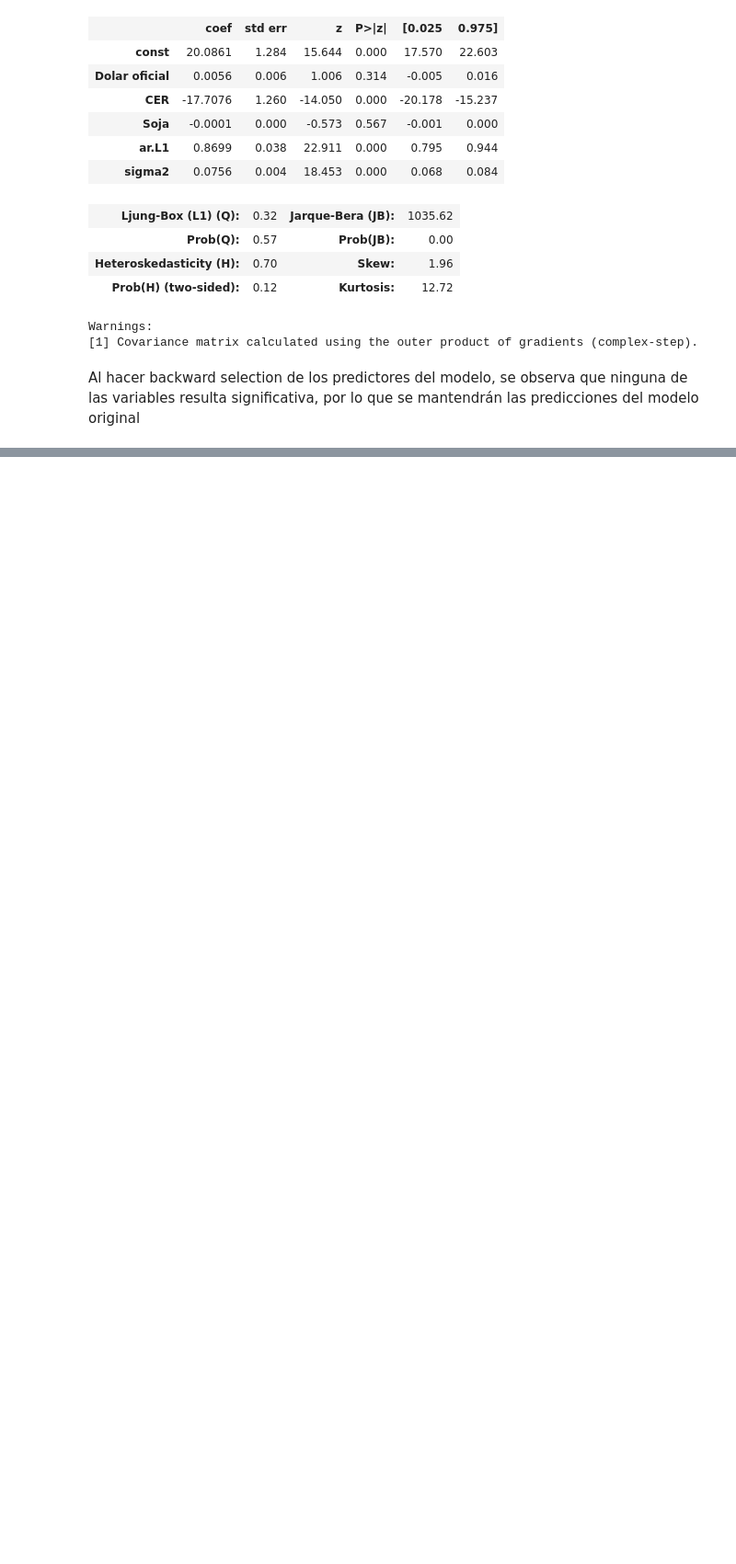
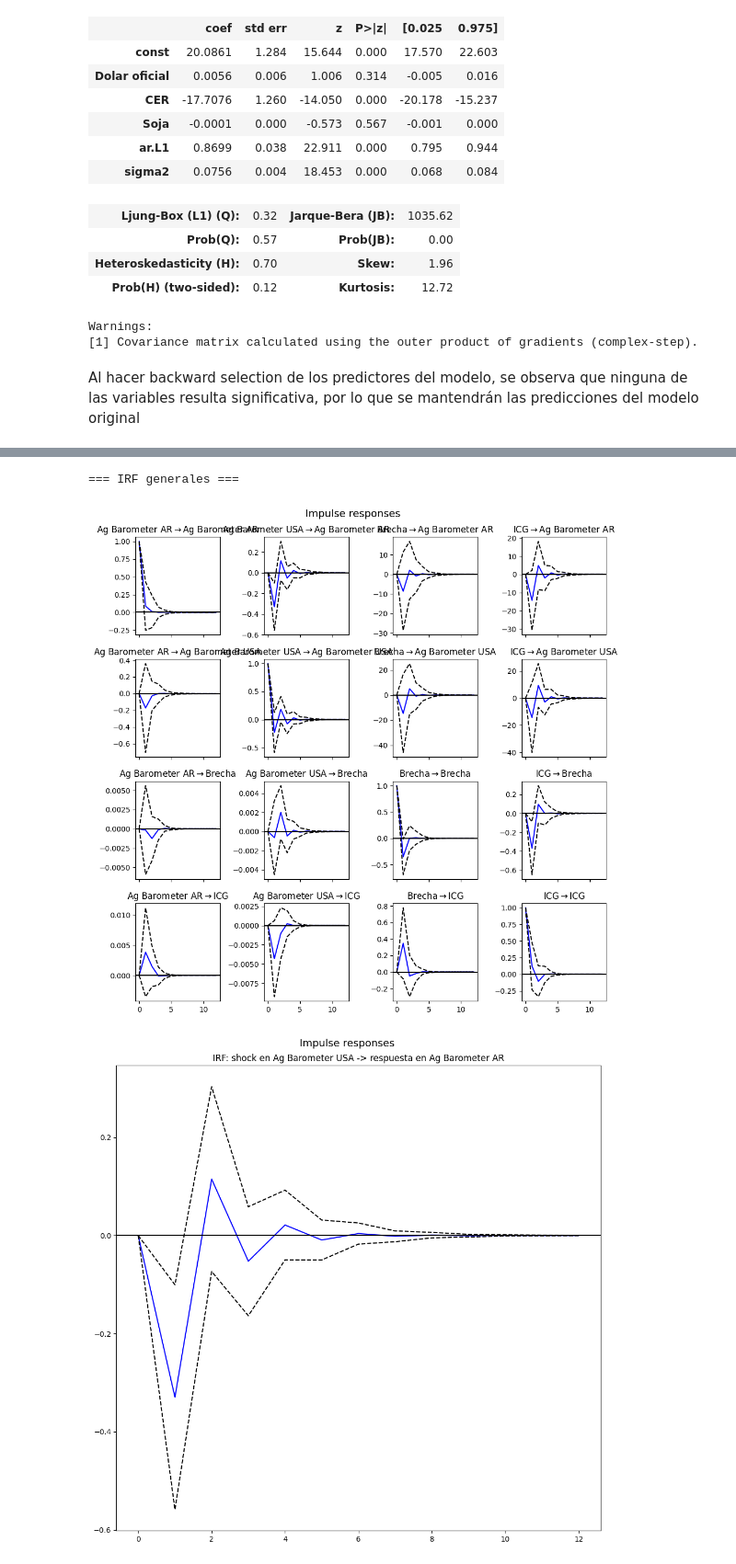
Before and after one commit to josekeh/series_de_tiempo, a Jupyter notebook: src/tp1.ipynb, the cells around one changed output, grey strips where cells are left out. Shown at 92% size. Saved outputs shown, nothing was run; the diff lists cells and outputs as text; code cells hidden in the pictures; blank space fills up the shorter version.

```diff
--- a/src/tp1.ipynb
+++ b/src/tp1.ipynb
@@ -1594,0 +1892,21 @@ Al hacer backward selection de los predictores del modelo, se observa que ningun
+# %%
+irf = var_result.irf(12)  # 12 bimestres ~ 2 años
+
+print("\n=== IRF generales ===")
+irf.plot()
+plt.tight_layout()
+plt.show()
+
+for response, impulse in [
+    ('Ag Barometer AR', 'Ag Barometer USA'),
+    ('Brecha', 'ICG'),
+    ('Ag Barometer AR', 'Brecha'),
+]:
+    irf.plot(response=response, impulse=impulse)
+    plt.title(f"IRF: shock en {impulse} -> respuesta en {response}")
+    plt.tight_layout()
+    plt.show()
+# %% [output]
+=== IRF generales ===
+[figure, added]
+[figure, added]
```
Also changed, not shown: parts of 55 cells of this notebook.
